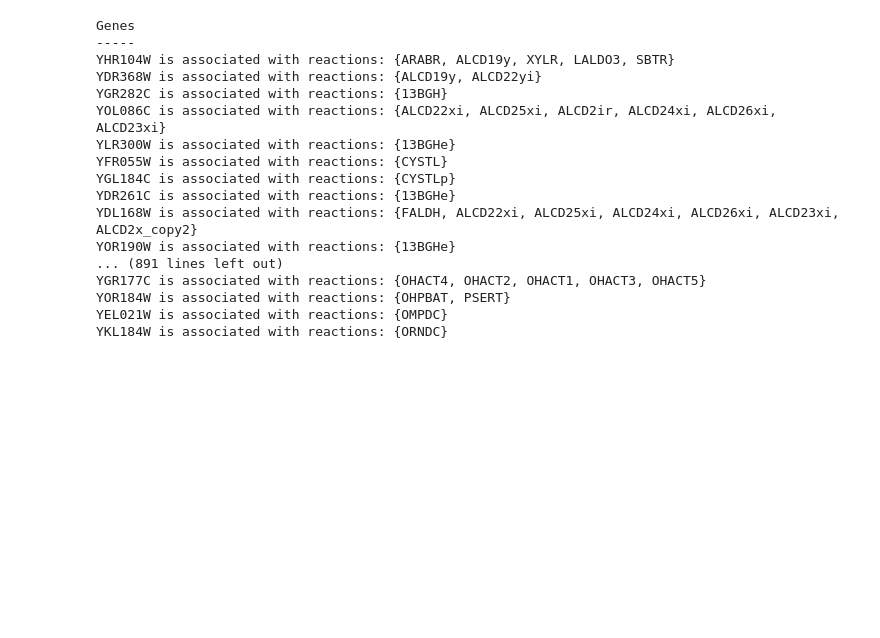
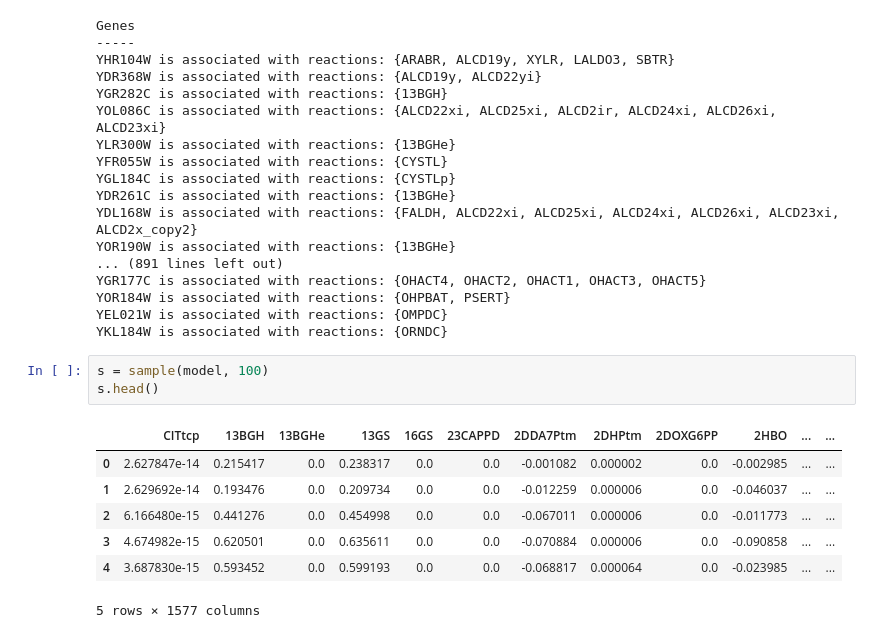
Before and after one commit to igem-waterloo/uwaterloo-igem-2022, a Jupyter notebook: acetylcobrajupyterfaiz.ipynb, the cells around one changed output. Drawn from its saved outputs; the diff is of its cells as text; blank space fills up the shorter version.

```diff
--- a/acetylcobrajupyterfaiz.ipynb
+++ b/acetylcobrajupyterfaiz.ipynb
@@ -171,3 +172,14 @@ YGR177C is associated with reactions: {OHACT4, OHACT2, OHACT1, OHACT3, OHACT5}
 YOR184W is associated with reactions: {OHPBAT, PSERT}
 YEL021W is associated with reactions: {OMPDC}
 YKL184W is associated with reactions: {ORNDC}
+# %%
+s = sample(model, 100)
+s.head()
+# %% [output]
+|  | CITtcp | 13BGH | 13BGHe | 13GS | 16GS | 23CAPPD | 2DDA7Ptm | 2DHPtm | 2DOXG6PP | 2HBO | ... | ... |
+| 0 | 2.627847e-14 | 0.215417 | 0.0 | 0.238317 | 0.0 | 0.0 | -0.001082 | 0.000002 | 0.0 | -0.002985 | ... | ... |
+| 1 | 2.629692e-14 | 0.193476 | 0.0 | 0.209734 | 0.0 | 0.0 | -0.012259 | 0.000006 | 0.0 | -0.046037 | ... | ... |
+| 2 | 6.166480e-15 | 0.441276 | 0.0 | 0.454998 | 0.0 | 0.0 | -0.067011 | 0.000006 | 0.0 | -0.011773 | ... | ... |
+| 3 | 4.674982e-15 | 0.620501 | 0.0 | 0.635611 | 0.0 | 0.0 | -0.070884 | 0.000006 | 0.0 | -0.090858 | ... | ... |
+| 4 | 3.687830e-15 | 0.593452 | 0.0 | 0.599193 | 0.0 | 0.0 | -0.068817 | 0.000064 | 0.0 | -0.023985 | ... | ... |
+5 rows × 1577 columns
```
Also changed, not shown: parts of 3 cells of this notebook.
